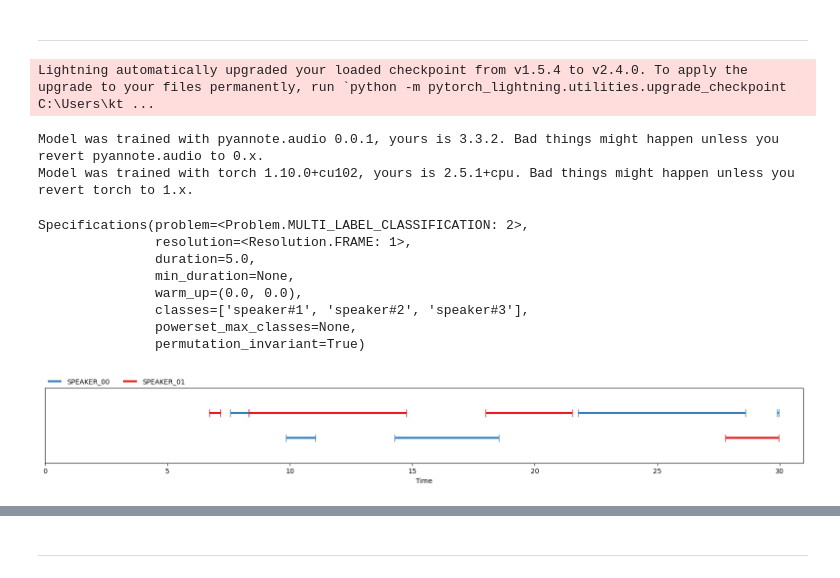
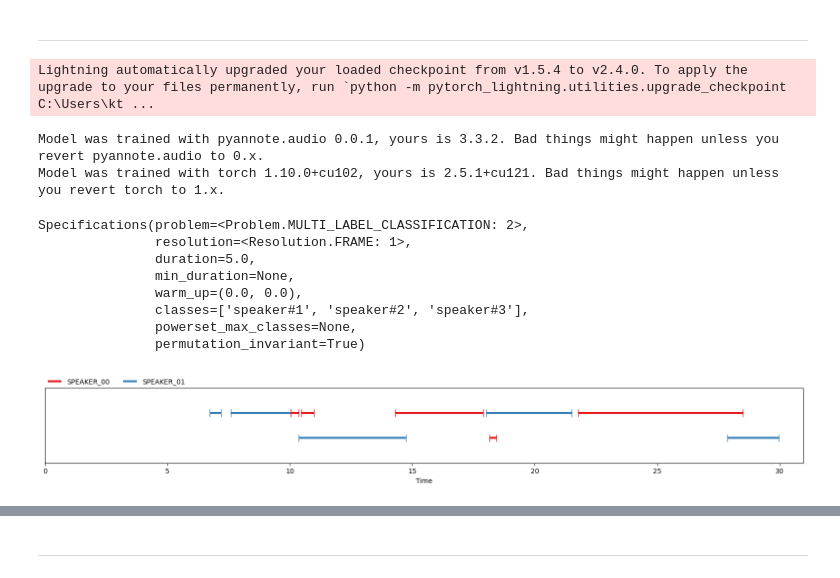
Before and after one commit to ktzkvin/transcribe-meeting, a Jupyter notebook: pyannote-training.ipynb, the cells around one changed output, grey strips where cells are left out. Drawn from its saved outputs; the diff is of its cells as text; code cells hidden in the pictures.

```diff
--- a/pyannote-training.ipynb
+++ b/pyannote-training.ipynb
@@ -1,3 +1,3 @@
 # %%
 # Variables
-sample = "audio_2"
+sample = "audio_DER"
@@ -35,13 +26,11 @@ with open("lab/audio.lab", "w") as lab_file:
 # %%
 from pyannote.audio import Model
 
-hf_token = "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"
-
-model = Model.from_pretrained("pyannote/segmentation", use_auth_token=hf_token)
+model = Model.from_pretrained("pyannote/segmentation", use_auth_token=True)
 # %% [output]
 Lightning automatically upgraded your loaded checkpoint from v1.5.4 to v2.4.0. To apply the upgrade to your files permanently, run `python -m pytorch_lightning.utilities.upgrade_checkpoint C:\Users\kt ...
 Model was trained with pyannote.audio 0.0.1, yours is 3.3.2. Bad things might happen unless you revert pyannote.audio to 0.x.
-Model was trained with torch 1.10.0+cu102, yours is 2.5.1+cpu. Bad things might happen unless you revert torch to 1.x.
+Model was trained with torch 1.10.0+cu102, yours is 2.5.1+cu121. Bad things might happen unless you revert torch to 1.x.
 # %%
 from pprint import pprint
 
@@ -66,17 +55,19 @@ with open("lab/audio_2.lab", "w") as lab_file:
 # %%
 from pyannote.database.util import load_rttm
 
 reference = load_rttm(f"rttm/{sample}.rttm")[sample]
+
 
 """ note: si cela tronque à gauche, il faut : """
 from pyannote.core import notebook, Segment
 
 # Définir l'échelle temporelle à afficher (de 0 à une durée maximale)
 notebook.crop = Segment(0, reference.get_timeline().extent().end + 1)
+""" """
 
 reference
 # %% [output]
-[figure, old version]
+[figure, new version]
 # %%
 from pyannote.database.util import load_lab
 
```
Also changed, not shown: parts of 12 cells of this notebook, 4 other files.
